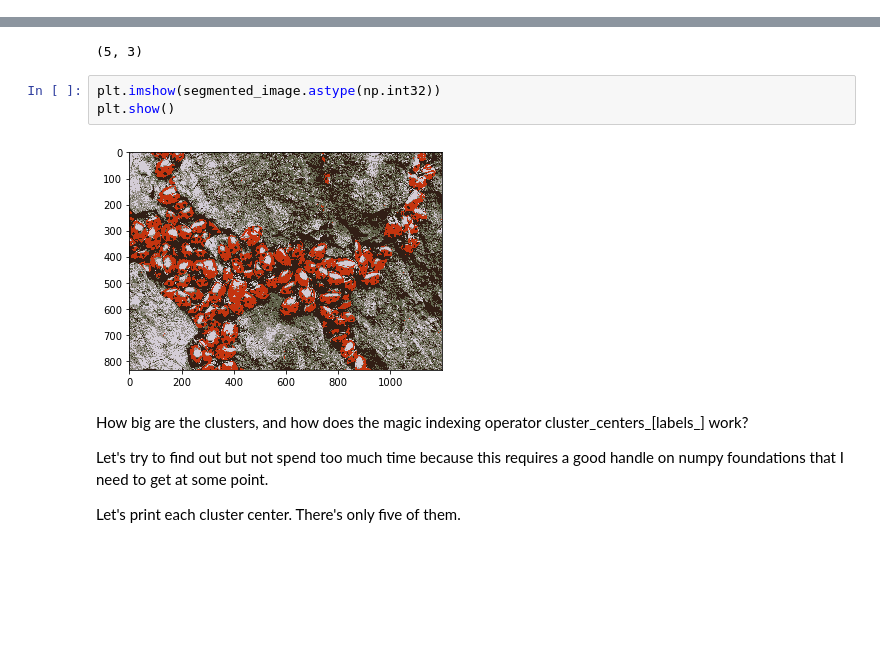
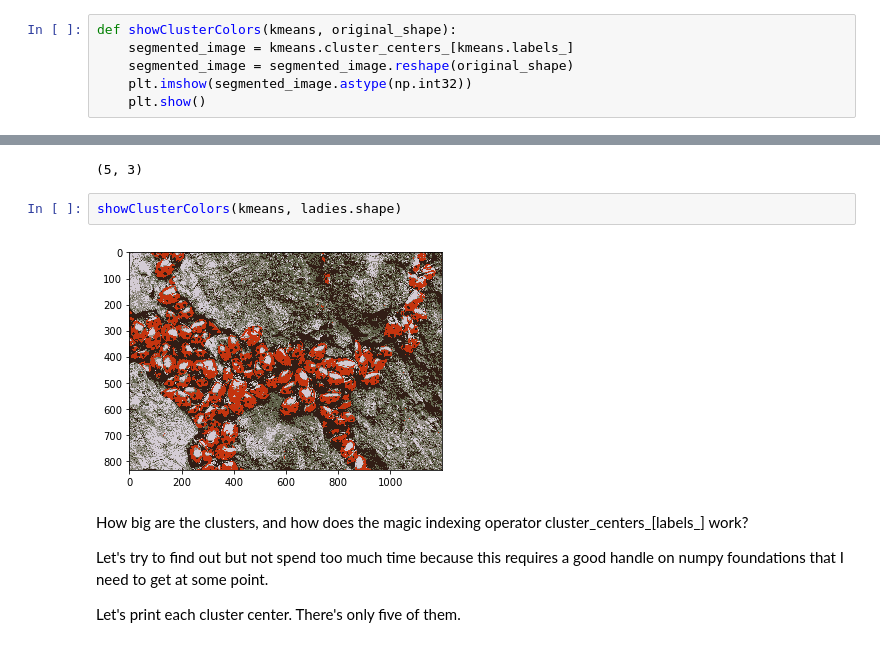
Before and after one commit to youngelf/MachineLearning, a Jupyter notebook: Hands-On2/Chapter 9.ipynb, the cells around one changed output, grey strips where cells are left out. Drawn from its saved outputs; the diff is of its cells as text; blank space fills up the shorter version.

```diff
--- a/Hands-On2/Chapter 9.ipynb
+++ b/Hands-On2/Chapter 9.ipynb
@@ -208,15 +213,20 @@ KMeans(algorithm='auto', copy_x=True, init='k-means++', max_iter=300,
 # %%
 segmented_image = kmeans.cluster_centers_[kmeans.labels_]
 segmented_image = segmented_image.reshape(ladies.shape)
+# %%
+def showClusterColors(kmeans, original_shape):
+    segmented_image = kmeans.cluster_centers_[kmeans.labels_]
+    segmented_image = segmented_image.reshape(original_shape)
+    plt.imshow(segmented_image.astype(np.int32))
+    plt.show()
 # %%
 kmeans.cluster_centers_.shape
 # %% [output]
 (5, 3)
-# %%
-plt.imshow(segmented_image.astype(np.int32))
-plt.show()
-# %% [output]
-[figure, removed]
+# %%
+showClusterColors(kmeans, ladies.shape)
+# %% [output]
+[figure, added]
 # %% [markdown]
 How big are the clusters, and how does the magic indexing operator cluster_centers_\[labels_\] work?
 
```
Also changed, not shown: parts of 20 cells of this notebook, 2 other files.
